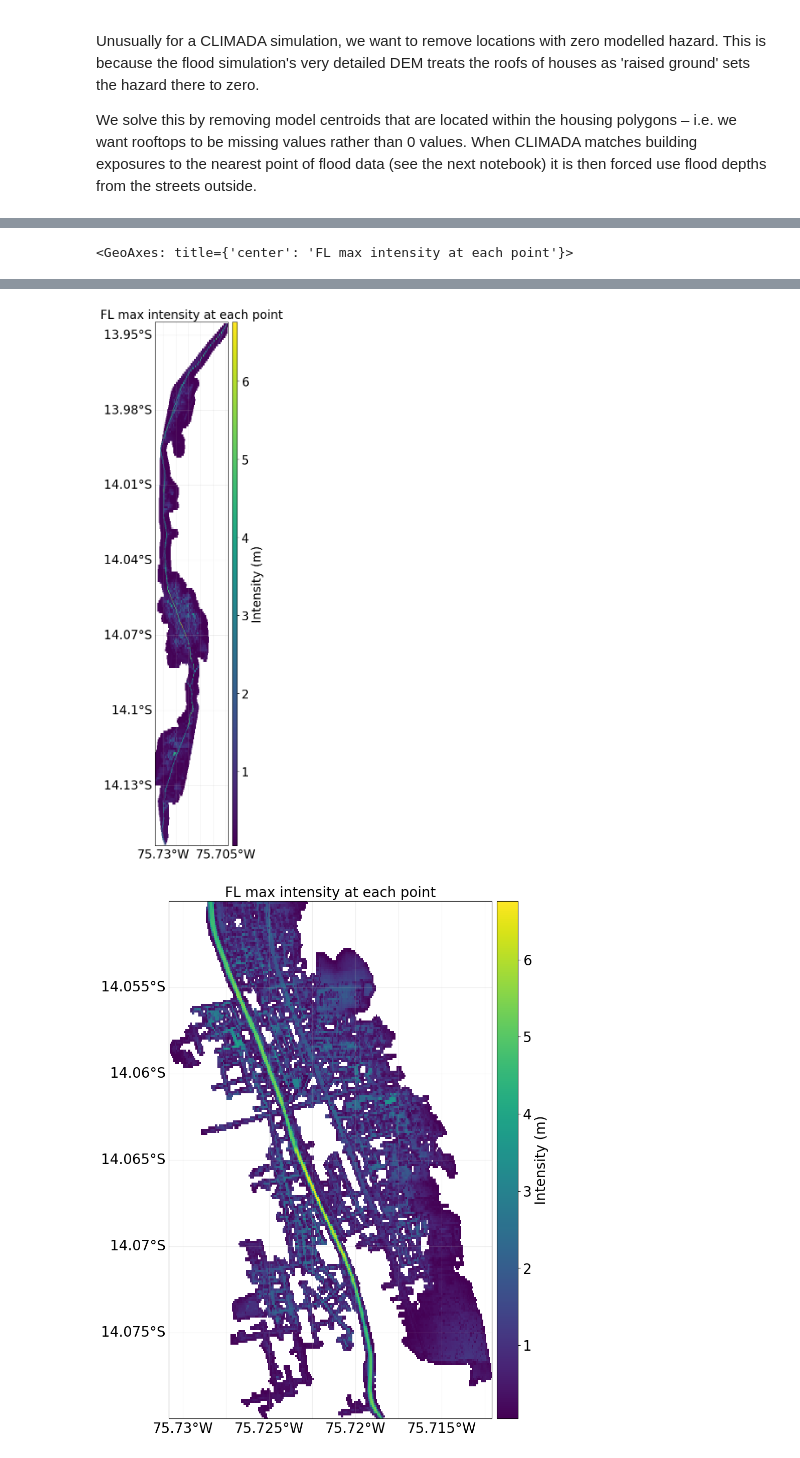
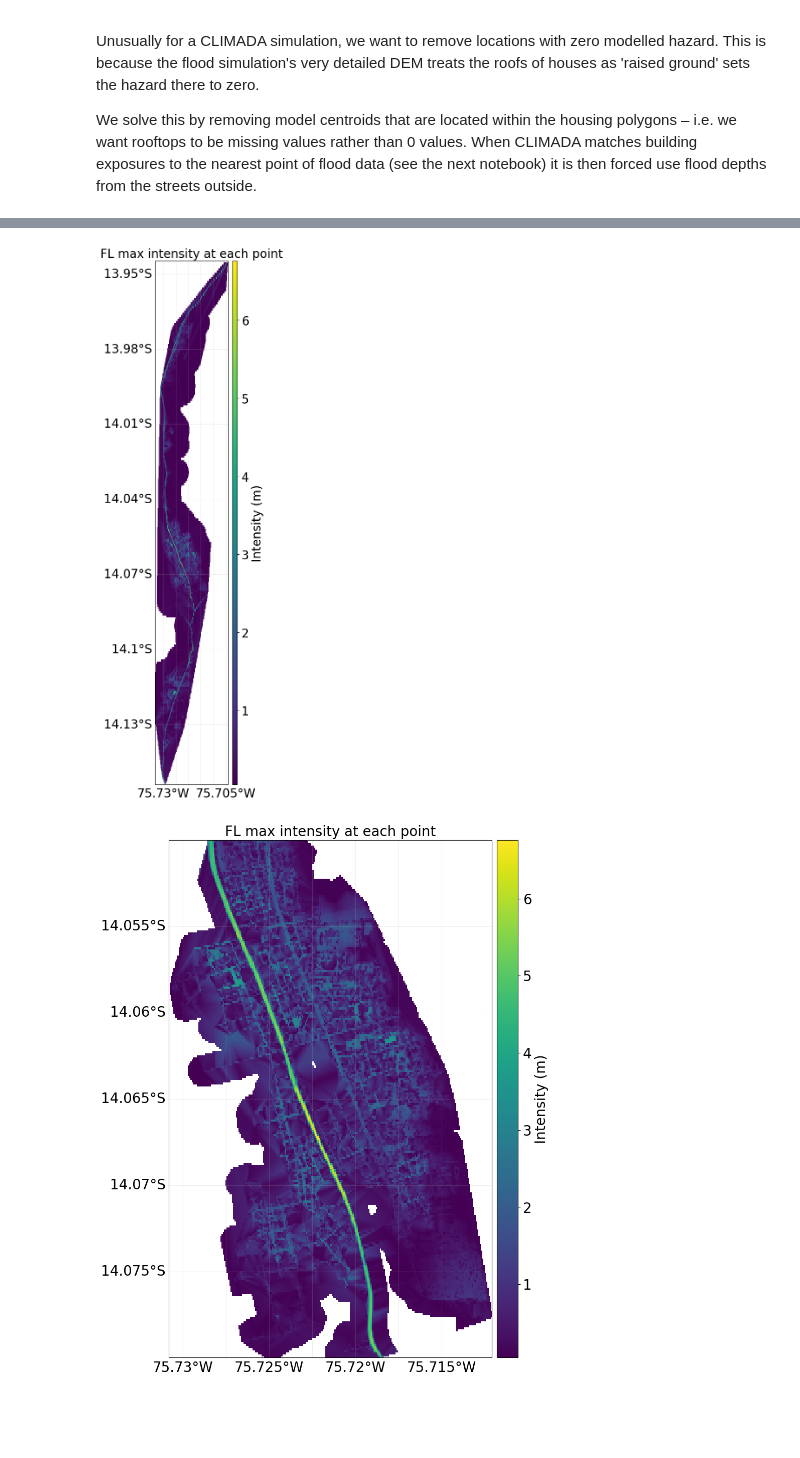
Before and after one commit to AnalyticsTeamUNUEHS/CLIMADA_starter_packs, a Jupyter notebook: starter_pack_peru/notebooks/03_hazard.ipynb, the cells around one changed output, grey strips where cells are left out. Saved outputs shown, nothing was run; the diff lists cells and outputs as text; code cells hidden in the pictures; blank space fills up the shorter version.

```diff
--- a/starter_pack_peru/notebooks/03_hazard.ipynb
+++ b/starter_pack_peru/notebooks/03_hazard.ipynb
@@ -186,11 +227,11 @@ Note that when CLIMADA visualises hazards, it smooths and buffers the points. If
 # This then changes the hazard plots:
 
 # First we can see the reduced set of centroids:
-_ = haz.centroids.plot()
+_ = haz.centroids.plot(markersize=0.0001)
 
 # And the new hazard plots
 
-_ = haz.plot_intensity(event=0, mask_distance=0.01)
+_ = haz.plot_intensity(event=0)
 
 # Central Ica region
 extent_ica_centre = (-75.765, -75.683, -14.08, -14.05)  # (min_lon, max_lon, min_lat, max_lat)
@@ -199,7 +240,7 @@ lon_min, lon_max, lat_min, lat_max = extent_ica_centre
 haz_ica_centre = copy.deepcopy(haz)
 haz_ica_centre = haz_ica_centre.select(extent=extent_ica_centre)
 
-_ = haz_ica_centre.plot_intensity(event=0, mask_distance=0.005)
+_ = haz_ica_centre.plot_intensity(event=0)
 
 # Zoomed to a few streets
 extent_ica_streets = (-75.728, -75.724, -14.056, -14.054)  # (min_lon, max_lon, min_lat, max_lat)
@@ -208,6 +249,5 @@ lon_min, lon_max, lat_min, lat_max = extent_ica_streets
 haz_ica_streets = copy.deepcopy(haz)
 haz_ica_streets = haz_ica_streets.select(extent=extent_ica_streets)
 
-_ = haz_ica_streets.plot_intensity(event=0, mask_distance=0.01, smooth=False)
+_ = haz_ica_streets.plot_intensity(event=0, smooth=False)
 # %% [output]
-<GeoAxes: title={'center': 'FL max intensity at each point'}>
@@ -215,2 +255,2 @@ _ = haz_ica_streets.plot_intensity(event=0, mask_distance=0.01, smooth=False)
-[figure, old version]
+[figure, new version]
-[figure, old version]
+[figure, new version]
```
Also changed, not shown: parts of 6 cells of this notebook, 4 other files.
